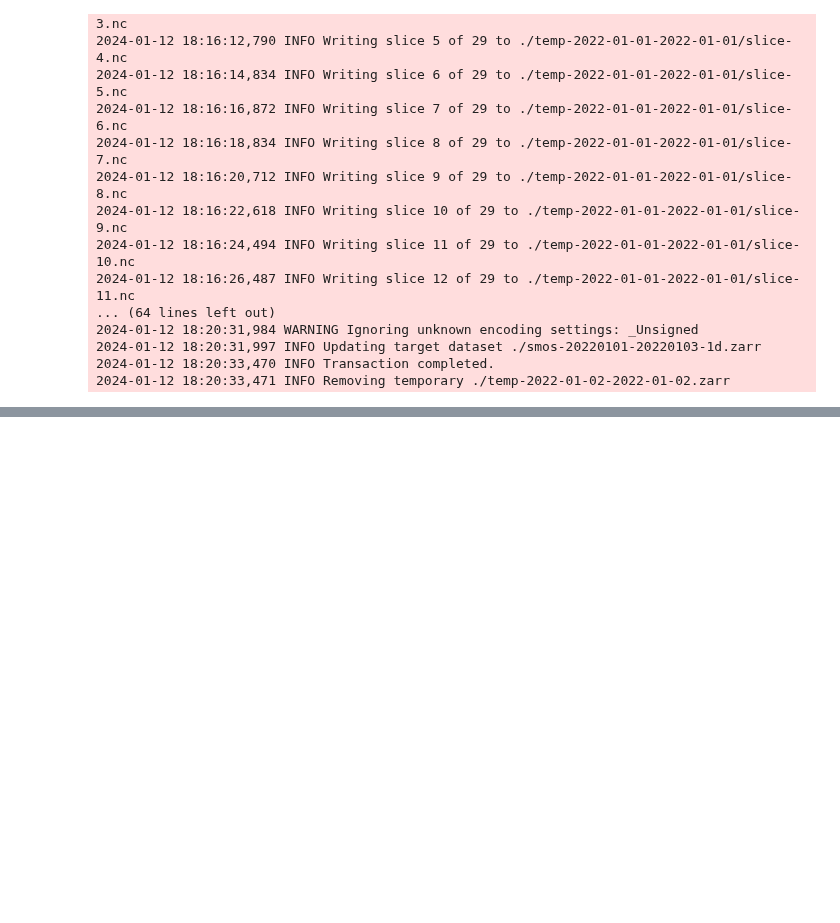
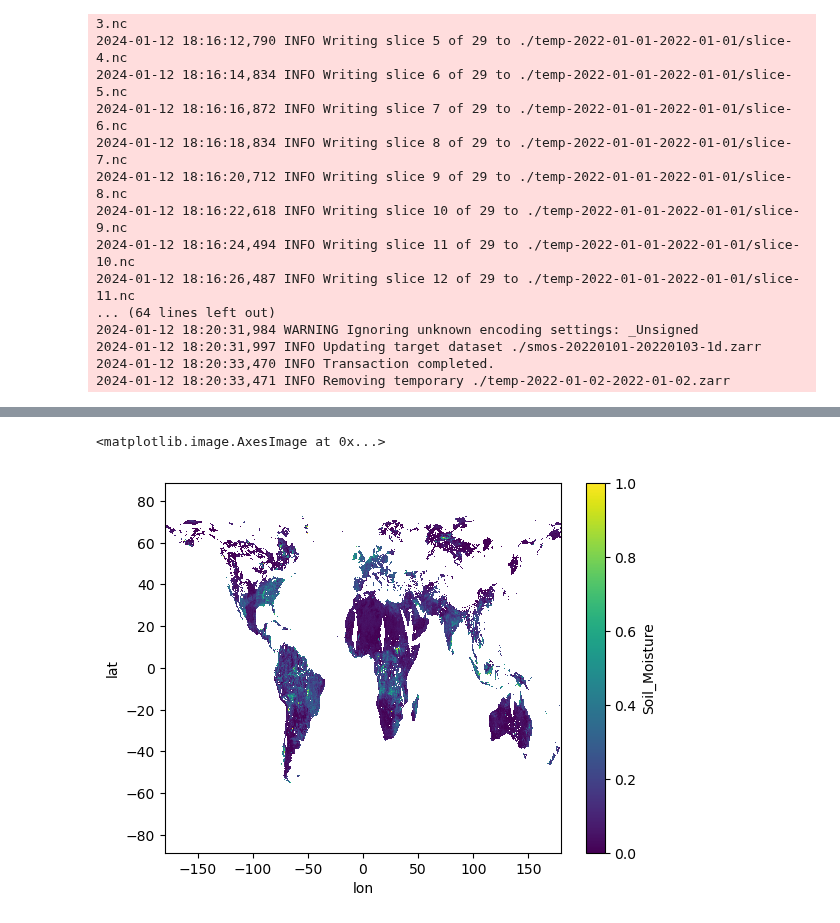
Before and after one commit to xcube-dev/xcube-smos, a Jupyter notebook: notebooks/demo-zappend-v2.ipynb, the cells around one changed output, grey strips where cells are left out. Drawn from its saved outputs; the diff is of its cells as text; code cells hidden in the pictures; blank space fills up the shorter version.

```diff
--- a/notebooks/demo-zappend-v2.ipynb
+++ b/notebooks/demo-zappend-v2.ipynb
@@ -268,0 +301,5 @@ zappend(generator, config=zappend_config)
+# %%
+ds.Soil_Moisture.mean("time").plot.imshow()
+# %% [output]
+<matplotlib.image.AxesImage at 0x...>
+[figure, added]
```
Also changed, not shown: parts of 4 cells of this notebook, 32 other files.
